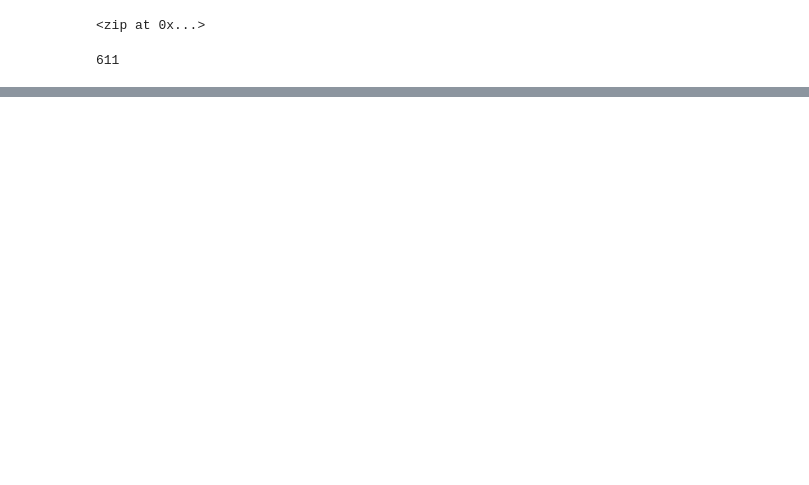
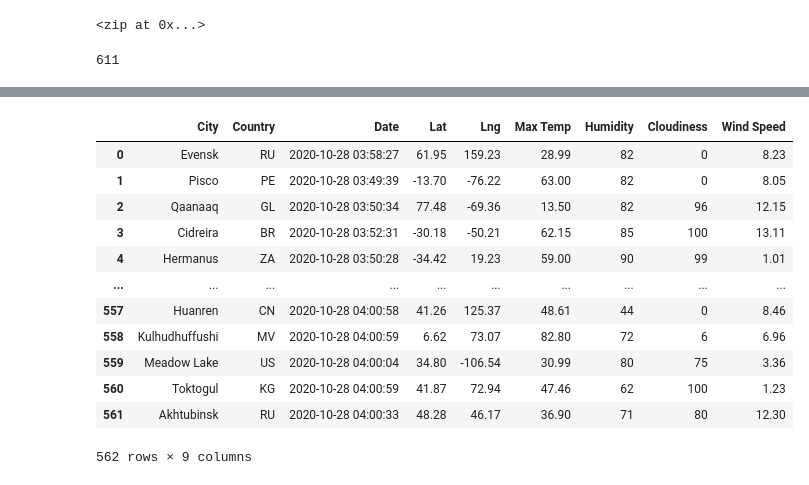
Before and after one commit to Irenejoycem/World_Weather_Analysis, a Jupyter notebook: WeatherPy.ipynb, the cells around one changed output, grey strips where cells are left out. Saved outputs shown, nothing was run; the diff lists cells and outputs as text; code cells hidden in the pictures; blank space fills up the shorter version.

```diff
--- a/WeatherPy.ipynb
+++ b/WeatherPy.ipynb
@@ -60,7 +61,7 @@ for i, city in enumerate(cities):
         set_count += 1
         record_count = 1
     # Create endpoint URL with each city.
-    city_url = city_url = url + "&q=" + city
+    city_url = url + "&q=" + city.replace(" ","+")
 
     # Log the URL, record, and set numbers and the city.
     print(f"Processing Record {record_count} of Set {set_count} | {city}")
@@ -71,6 +72,7 @@ for i, city in enumerate(cities):
     try:
         # Parse the JSON and retrieve data.
         city_weather = requests.get(city_url).json()
+
         # Parse out the needed data.
         city_lat = city_weather["coord"]["lat"]
         city_lng = city_weather["coord"]["lon"]
@@ -91,9 +93,10 @@ for i, city in enumerate(cities):
                           "Wind Speed": city_wind,
                           "Country": city_country,
                           "Date": city_date})
+        print(city_weather)
 
 # If an error is experienced, skip the city.
-    except KeyError:
+    except:
         print("City not found. Skipping...")
         pass
 
@@ -111,0 +129,4 @@ NameError: name 'requests' is not defined
+# %%
+# Convert the array of dictionaries to a Pandas DataFrame.
+city_data_df = pd.DataFrame(city_data)
+city_data_df.head(10)
@@ -111,0 +145,20 @@ NameError: name 'requests' is not defined
+# %%
+new_column_order = ["City", "Country", "Date", "Lat", "Lng", "Max Temp", "Humidity", "Cloudiness", "Wind Speed"]
+# %%
+city_data_df = city_data_df[new_column_order]
+# %%
+city_data_df
+# %% [output]
+|  | City | Country | Date | Lat | Lng | Max Temp | Humidity | Cloudiness | Wind Speed |
+| 0 | Evensk | RU | 2020-10-28 03:58:27 | 61.95 | 159.23 | 28.99 | 82 | 0 | 8.23 |
+| 1 | Pisco | PE | 2020-10-28 03:49:39 | -13.70 | -76.22 | 63.00 | 82 | 0 | 8.05 |
+| 2 | Qaanaaq | GL | 2020-10-28 03:50:34 | 77.48 | -69.36 | 13.50 | 82 | 96 | 12.15 |
+| 3 | Cidreira | BR | 2020-10-28 03:52:31 | -30.18 | -50.21 | 62.15 | 85 | 100 | 13.11 |
+| 4 | Hermanus | ZA | 2020-10-28 03:50:28 | -34.42 | 19.23 | 59.00 | 90 | 99 | 1.01 |
+| ... | ... | ... | ... | ... | ... | ... | ... | ... | ... |
+| 557 | Huanren | CN | 2020-10-28 04:00:58 | 41.26 | 125.37 | 48.61 | 44 | 0 | 8.46 |
+| 558 | Kulhudhuffushi | MV | 2020-10-28 04:00:59 | 6.62 | 73.07 | 82.80 | 72 | 6 | 6.96 |
+| 559 | Meadow Lake | US | 2020-10-28 04:00:04 | 34.80 | -106.54 | 30.99 | 80 | 75 | 3.36 |
+| 560 | Toktogul | KG | 2020-10-28 04:00:59 | 41.87 | 72.94 | 47.46 | 62 | 100 | 1.23 |
+| 561 | Akhtubinsk | RU | 2020-10-28 04:00:33 | 48.28 | 46.17 | 36.90 | 71 | 80 | 12.30 |
+562 rows × 9 columns
```
Also changed, not shown: parts of 6 cells of this notebook, 1 other file.
